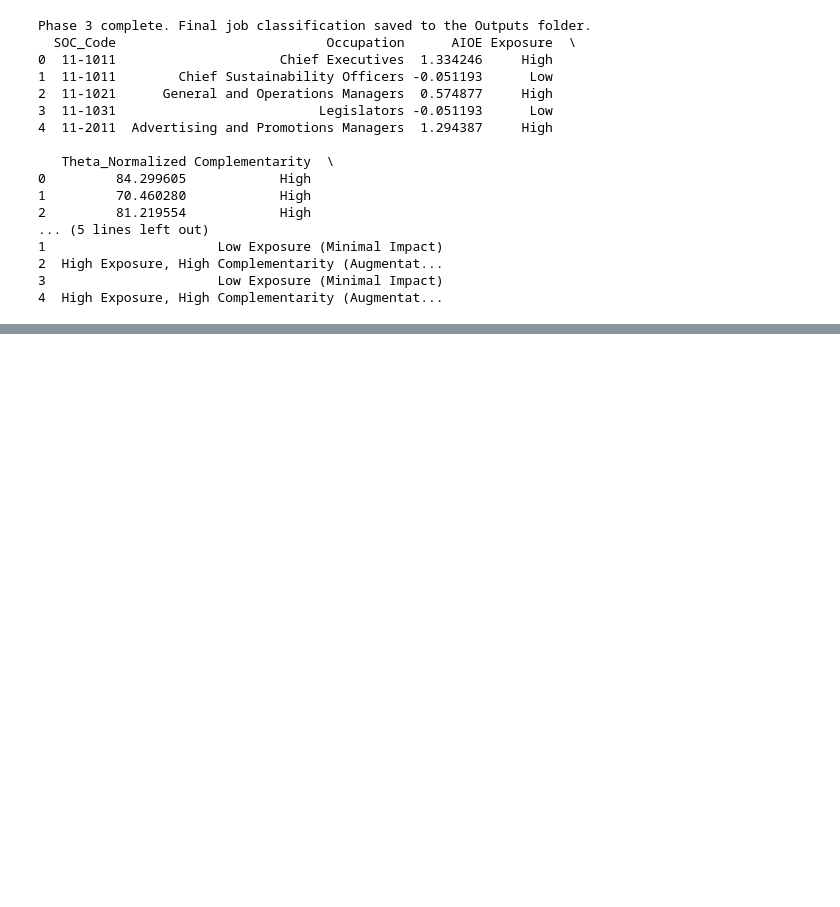
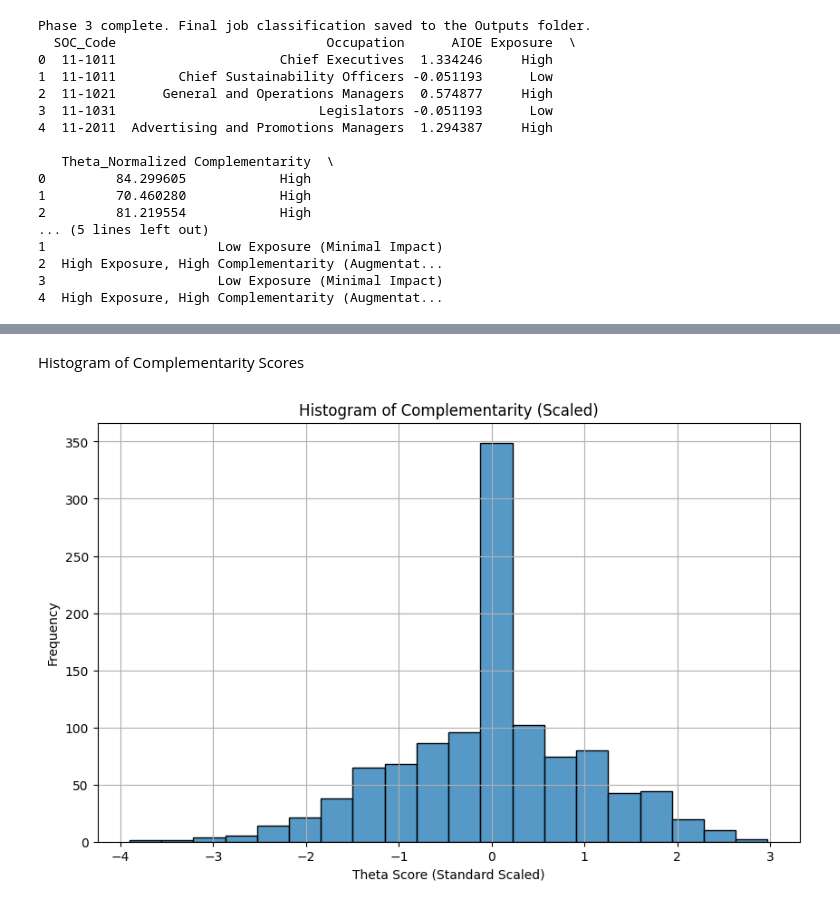
Before and after one commit to jihliyaen/Labor-Market-Project, a Jupyter notebook: Scripts/notebook_01.ipynb, the cells around one changed output, grey strips where cells are left out. Cells and saved outputs as stored; diff of their text form; code cells hidden in the pictures; blank space fills up the shorter version.

Commit message:
added visuals

```diff
--- a/Scripts/notebook_01.ipynb
+++ b/Scripts/notebook_01.ipynb
@@ -283,0 +361,20 @@ Phase 3 complete. Final job classification saved to the Outputs folder.
+# %% [markdown]
+Histogram of Complementarity Scores
+# %%
+import pandas as pd
+import matplotlib.pyplot as plt
+import seaborn as sns
+
+# Load the final dataset
+final_df = pd.read_excel(r"C:\Users\acer\OneDrive\Labor Market Project\Outputs\Final_Job_Classification.xlsx")
+
+# Create the histogram
+plt.figure(figsize=(10, 6))
+sns.histplot(data=final_df, x="Theta_Normalized_Scaled", bins=20, kde=False)
+plt.title("Histogram of Complementarity (Scaled)")
+plt.xlabel("Theta Score (Standard Scaled)")
+plt.ylabel("Frequency")
+plt.grid(True)
+plt.show()
+# %% [output]
+[figure, added]
```
Also changed, not shown: parts of 4 cells of this notebook, 1 other file.
